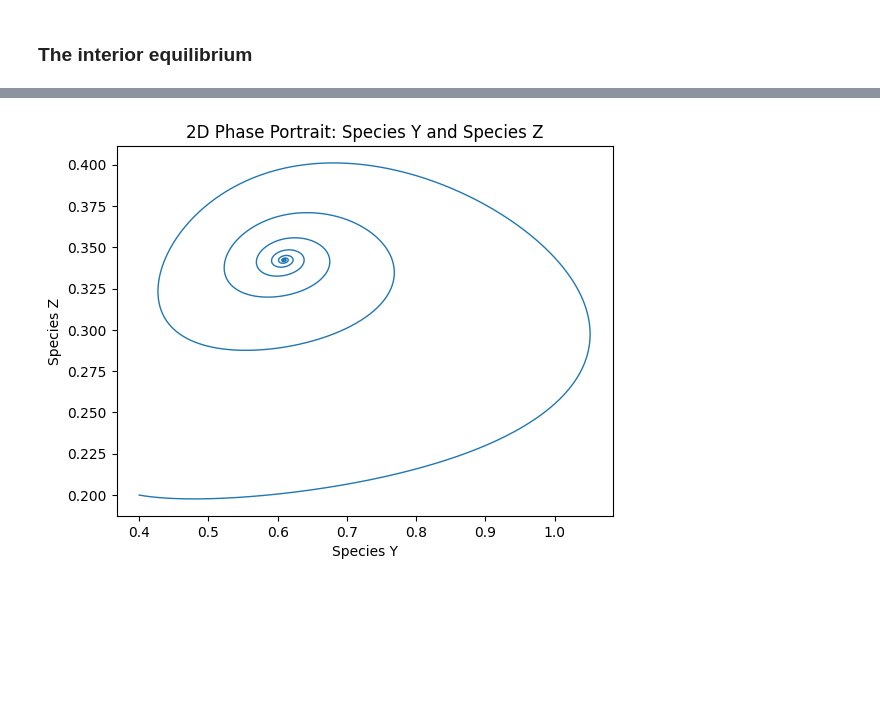
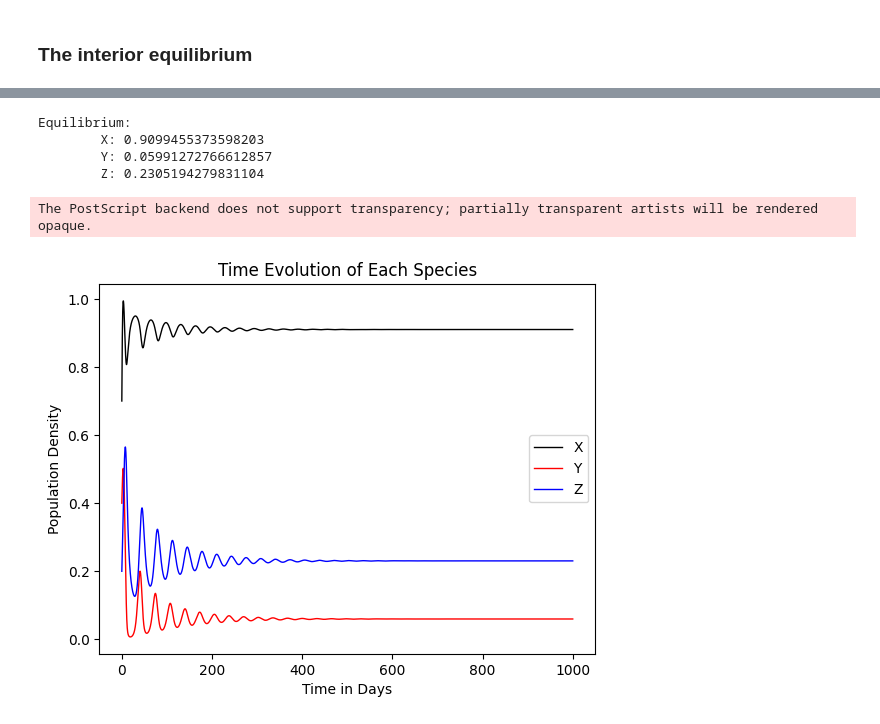
Before and after one commit to rkp1503/Complex-Dynamics-of-a-Three-Species-Ecosystem, a Jupyter notebook: code_python/main.ipynb, the cells around one changed output, grey strips where cells are left out. Cells and saved outputs as stored; diff of their text form; code cells hidden in the pictures; blank space fills up the shorter version.

```diff
--- a/code_python/main.ipynb
+++ b/code_python/main.ipynb
@@ -481,11 +432,0 @@ The PostScript backend does not support transparency; partially transparent arti
-# %%
-sol_x, sol_y, sol_z = [sol[:, i] for i in range(len(vars_dict))]
-
-title = "3D Phase Portrait"
-xaxis = "Species X"
-yaxis = "Species Y"
-zaxis = "Species Z"
-
-filename = "equilibrium-interior-pp-xyz"
-
-utils.my_3D_phase_portrait(sol, title, xaxis, yaxis, zaxis, filename=filename)
@@ -511,8 +433,18 @@ utils.my_2D_phase_portrait(sol_x, sol_z, title, xaxis, zaxis, filename=filename)
-# %%
-title = f"2D Phase Portrait: {yaxis} and {zaxis}"
-
-filename = "equilibrium-interior-pp-yz"
-
-utils.my_2D_phase_portrait(sol_y, sol_z, title, yaxis, zaxis, filename=filename)
-# %% [output]
-[figure, removed]
+# %%
+ts, sol = compute_data.solve_model(model, vars_dict, params_dict, t_max)
+
+print("Equilibrium:")
+print(f"\tX: {sol[-1][0]}")
+print(f"\tY: {sol[-1][1]}")
+print(f"\tZ: {sol[-1][2]}")
+
+filename = "equilibrium-interior-time-evolution"
+
+generate_figures.my_plot(ts, sol, title, xaxis, yaxis, legend_data=labels_colors_dict, filename=filename)
+# %% [output]
+Equilibrium:
+        X: 0.9099455373598203
+        Y: 0.05991272766612857
+        Z: 0.2305194279831104
+The PostScript backend does not support transparency; partially transparent artists will be rendered opaque.
+[figure, added]
```
Also changed, not shown: parts of 94 cells of this notebook.
